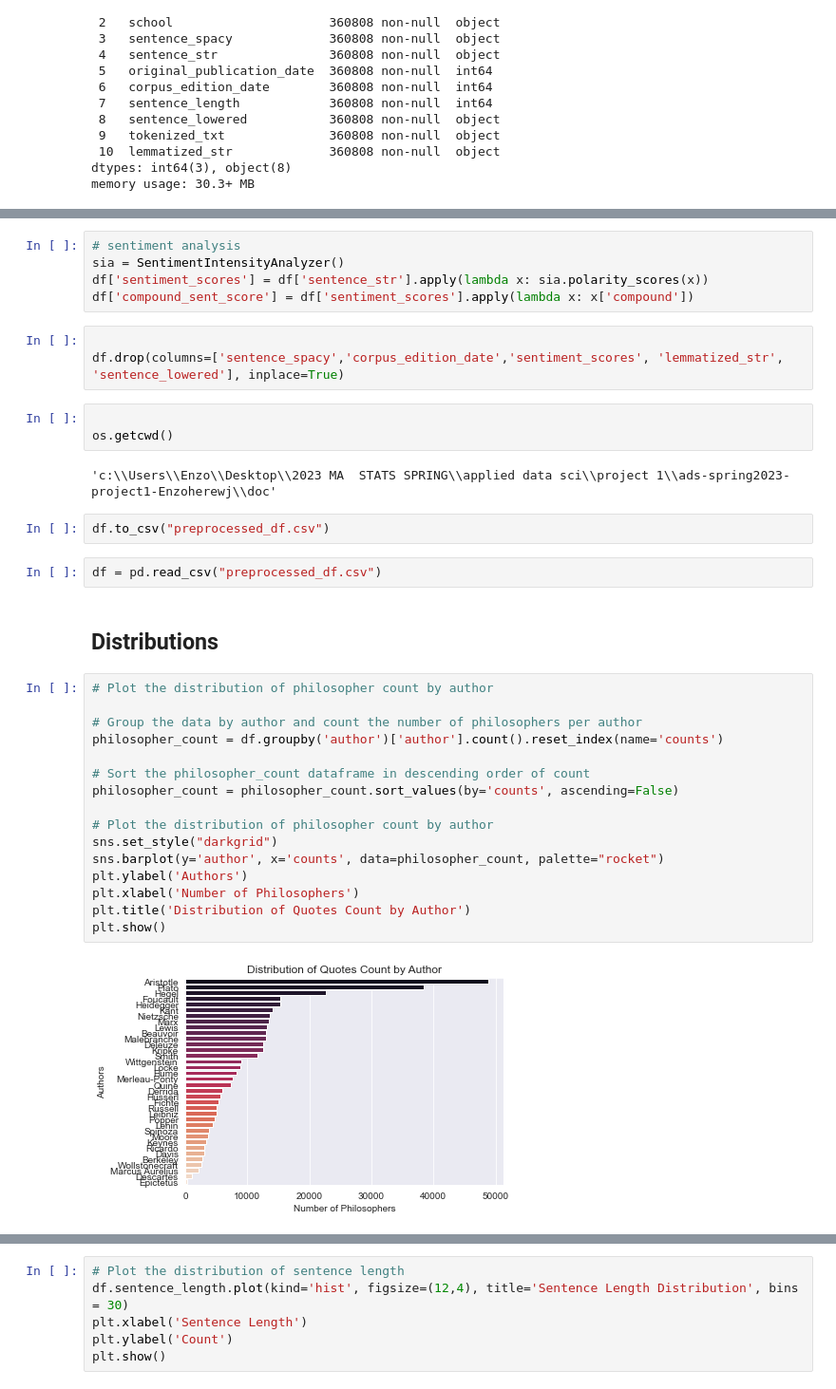
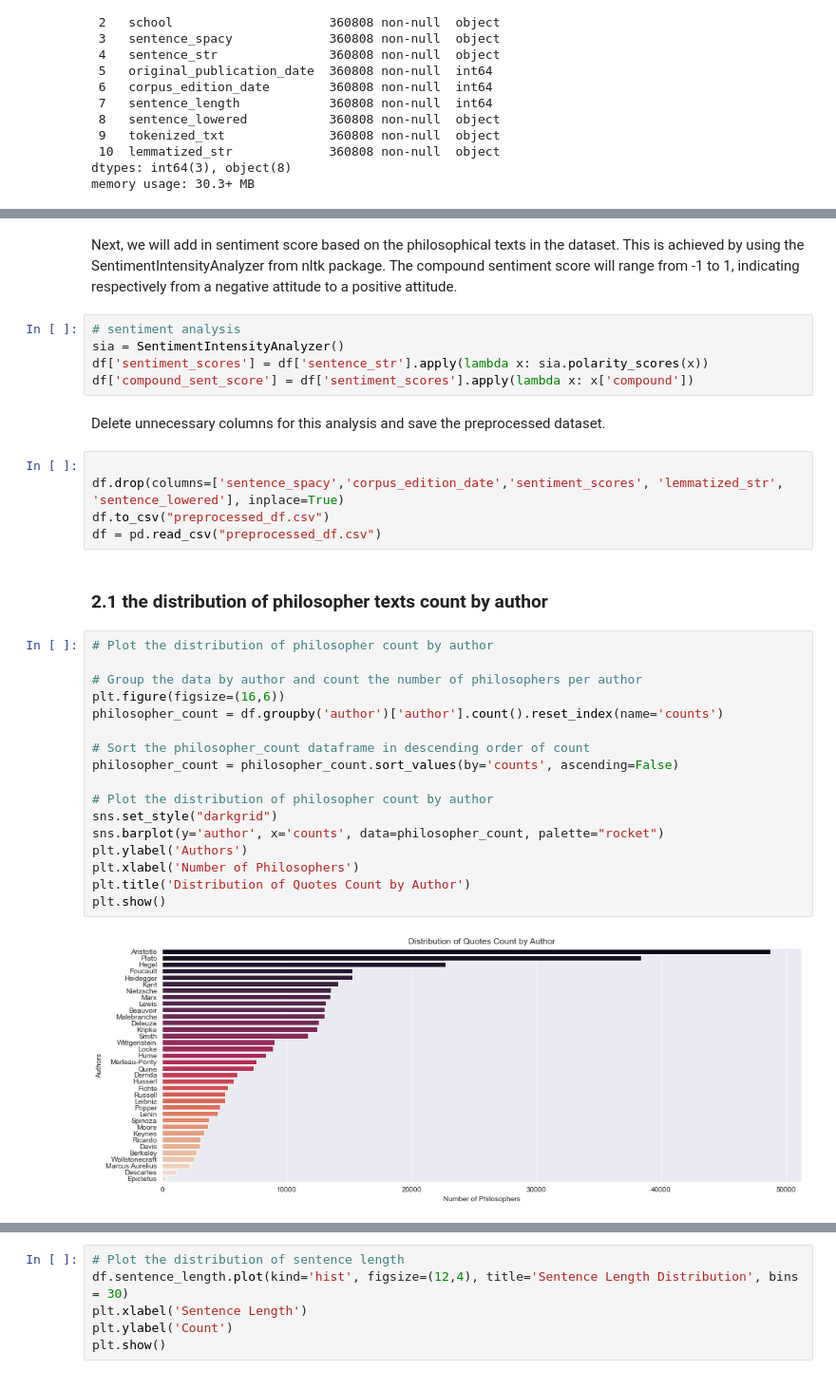
Before and after one commit to Enzoherewj/Philosophical-texts-data-analysis, a Jupyter notebook: doc/project_1.ipynb, the cells around one changed output, grey strips where cells are left out. Shown at 95% size. Cells and saved outputs as stored; diff of their text form.

Commit message:
delete things

```diff
--- a/doc/project_1.ipynb
+++ b/doc/project_1.ipynb
@@ -62,40 +63,38 @@ df.tail()
+# %% [markdown]
+Next, we will add in sentiment score based on the philosophical texts in the dataset. This is achieved by using the SentimentIntensityAnalyzer from nltk package. The compound sentiment score will range from -1 to 1, indicating respectively from a negative attitude to a positive attitude.
 # %%
 # sentiment analysis
 sia = SentimentIntensityAnalyzer()
 df['sentiment_scores'] = df['sentence_str'].apply(lambda x: sia.polarity_scores(x))
 df['compound_sent_score'] = df['sentiment_scores'].apply(lambda x: x['compound'])
+# %% [markdown]
+Delete unnecessary columns for this analysis and save the preprocessed dataset.
 # %%
 
 df.drop(columns=['sentence_spacy','corpus_edition_date','sentiment_scores', 'lemmatized_str', 'sentence_lowered'], inplace=True)
+df.to_csv("preprocessed_df.csv")
+df = pd.read_csv("preprocessed_df.csv")
-# %%
-
-os.getcwd()
-# %% [output]
-'c:\\Users\\Enzo\\Desktop\\2023 MA  STATS SPRING\\applied data sci\\project 1\\ads-spring2023-project1-Enzoherewj\\doc'
-# %%
-df.to_csv("preprocessed_df.csv")
-# %%
-df = pd.read_csv("preprocessed_df.csv")
 # %% [markdown]
-## Distributions
+### 2.1 the distribution of philosopher texts count by author
 # %%
 # Plot the distribution of philosopher count by author
 
 # Group the data by author and count the number of philosophers per author
+plt.figure(figsize=(16,6))
 philosopher_count = df.groupby('author')['author'].count().reset_index(name='counts')
 
 # Sort the philosopher_count dataframe in descending order of count
 philosopher_count = philosopher_count.sort_values(by='counts', ascending=False)
 
 # Plot the distribution of philosopher count by author
 sns.set_style("darkgrid")
 sns.barplot(y='author', x='counts', data=philosopher_count, palette="rocket")
 plt.ylabel('Authors')
 plt.xlabel('Number of Philosophers')
 plt.title('Distribution of Quotes Count by Author')
 plt.show()
 # %% [output]
-[figure, old version]
+[figure, new version]
 # %%
 
 # Group the data by school and count the number of philosophers per school
```
Also changed, not shown: parts of 9 cells of this notebook, 11 other files.
